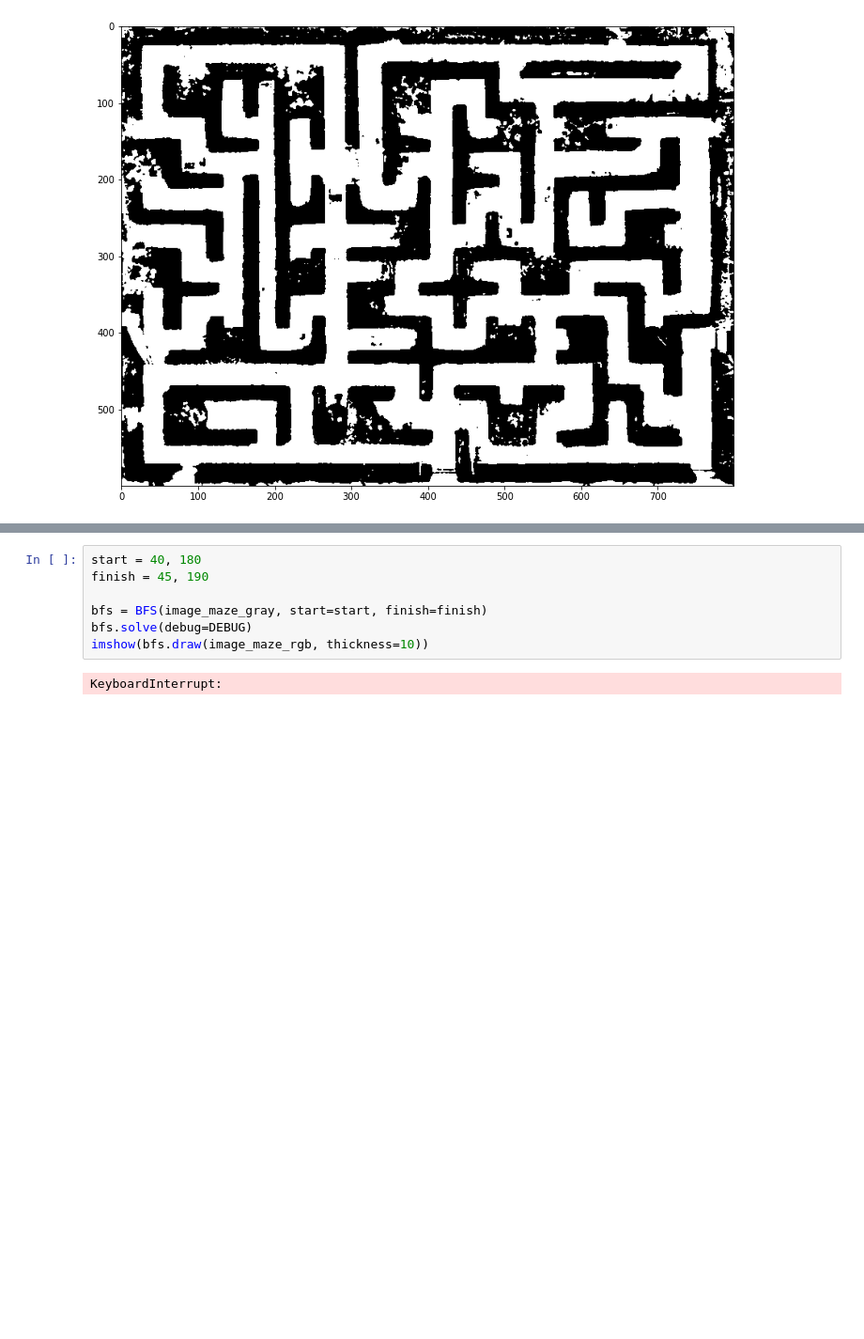
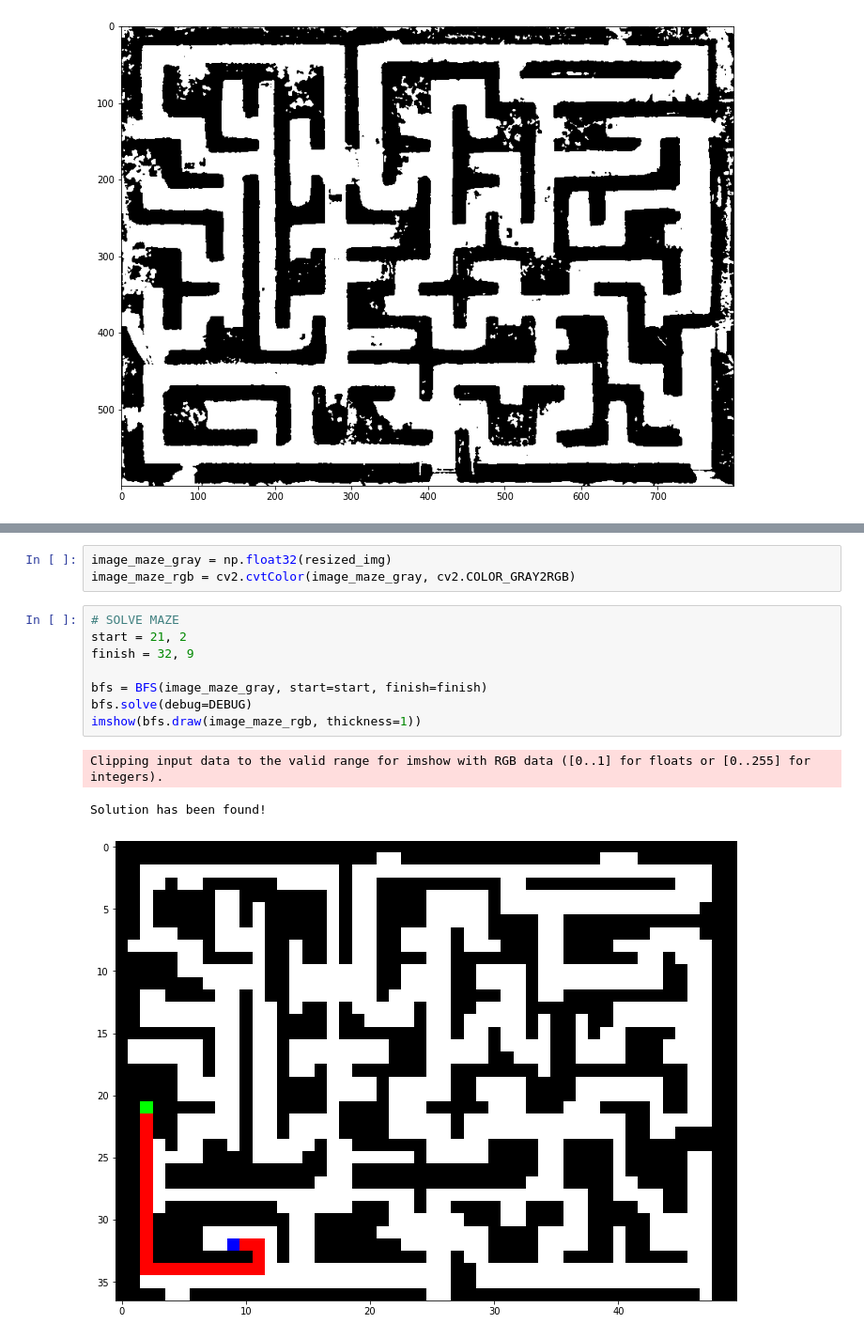
Before and after one commit to DmitryPodpryatov/maze-solver, a Jupyter notebook: threshold_test.ipynb, the cells around one changed output, grey strips where cells are left out. Shown at 94% size. Drawn from its saved outputs; the diff is of its cells as text; blank space fills up the shorter version.

```diff
--- a/threshold_test.ipynb
+++ b/threshold_test.ipynb
@@ -72,9 +79,15 @@ DEBUG = False
+# %%
+image_maze_gray = np.float32(resized_img)
+image_maze_rgb = cv2.cvtColor(image_maze_gray, cv2.COLOR_GRAY2RGB)
 # %%
-start = 40, 180
-finish = 45, 190
+# SOLVE MAZE
+start = 21, 2
+finish = 32, 9
 
 bfs = BFS(image_maze_gray, start=start, finish=finish)
 bfs.solve(debug=DEBUG)
-imshow(bfs.draw(image_maze_rgb, thickness=10))
+imshow(bfs.draw(image_maze_rgb, thickness=1))
 # %% [output]
-KeyboardInterrupt:
+Clipping input data to the valid range for imshow with RGB data ([0..1] for floats or [0..255] for integers).
+Solution has been found!
+[figure, added]
```
Also changed, not shown: parts of 8 cells of this notebook, 1 other file.
